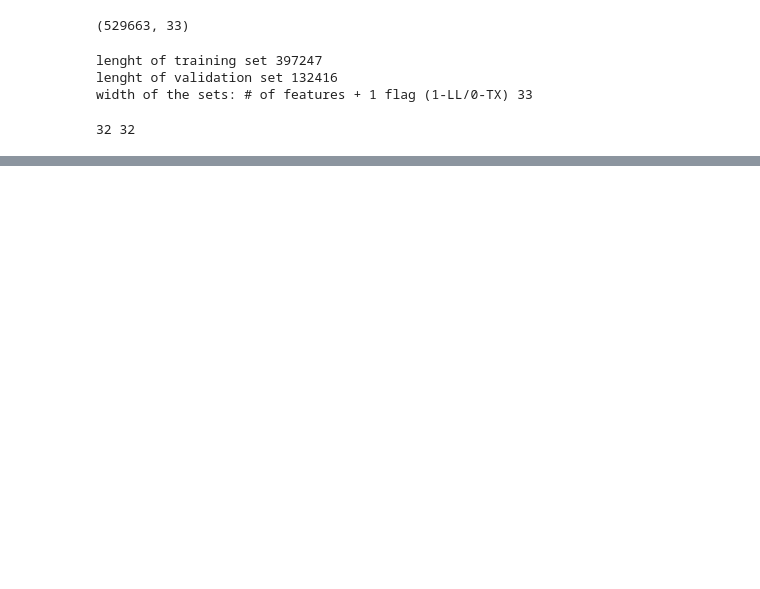
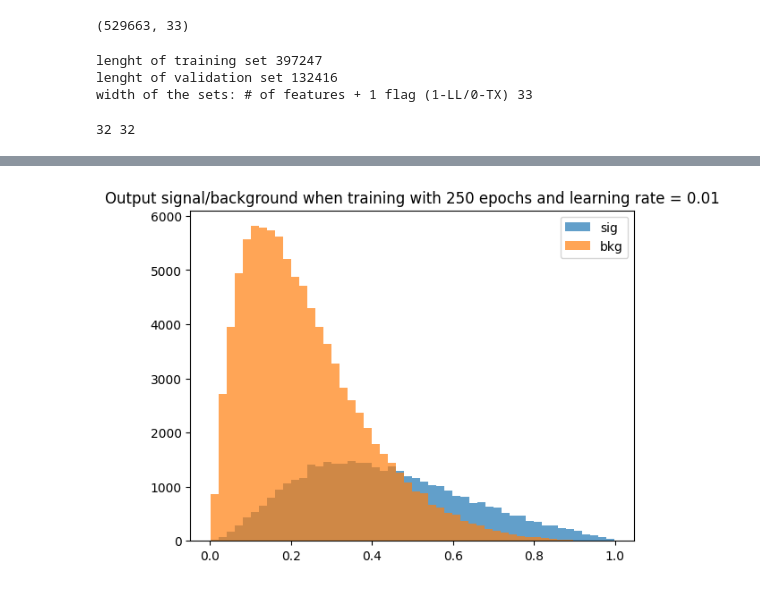
Before and after one commit to marcortinovis/MLforPolarizedVBS, a Jupyter notebook: 2Layers_model.ipynb, the cells around one changed output, grey strips where cells are left out. Drawn from its saved outputs; the diff is of its cells as text; code cells hidden in the pictures; blank space fills up the shorter version.

```diff
--- a/2Layers_model.ipynb
+++ b/2Layers_model.ipynb
@@ -120,2 +124,15 @@ plt.savefig(f'2Layer_ROC_{n_epochs}_{learning_rate}.png')
+# %%
+val_outputs = val_outputs.detach().numpy()
+# %%
+sig = val_outputs[flags_val.T.astype(bool)]
+bkg = val_outputs[~flags_val.T.astype(bool)]
+# %%
+plt.hist(sig, bins=50, alpha=0.7, label='sig')
+plt.hist(bkg, bins=50, alpha=0.7, label='bkg')
+plt.title(f'Output signal/background when training with {n_epochs} epochs and learning rate = {learning_rate}')
+plt.legend()
+plt.savefig(f'output_2Layers_{n_epochs}_{learning_rate}.png')
+# %% [output]
+[figure, added]
 # %%
 #
```
Also changed, not shown: parts of 5 cells of this notebook, 14 other files.
